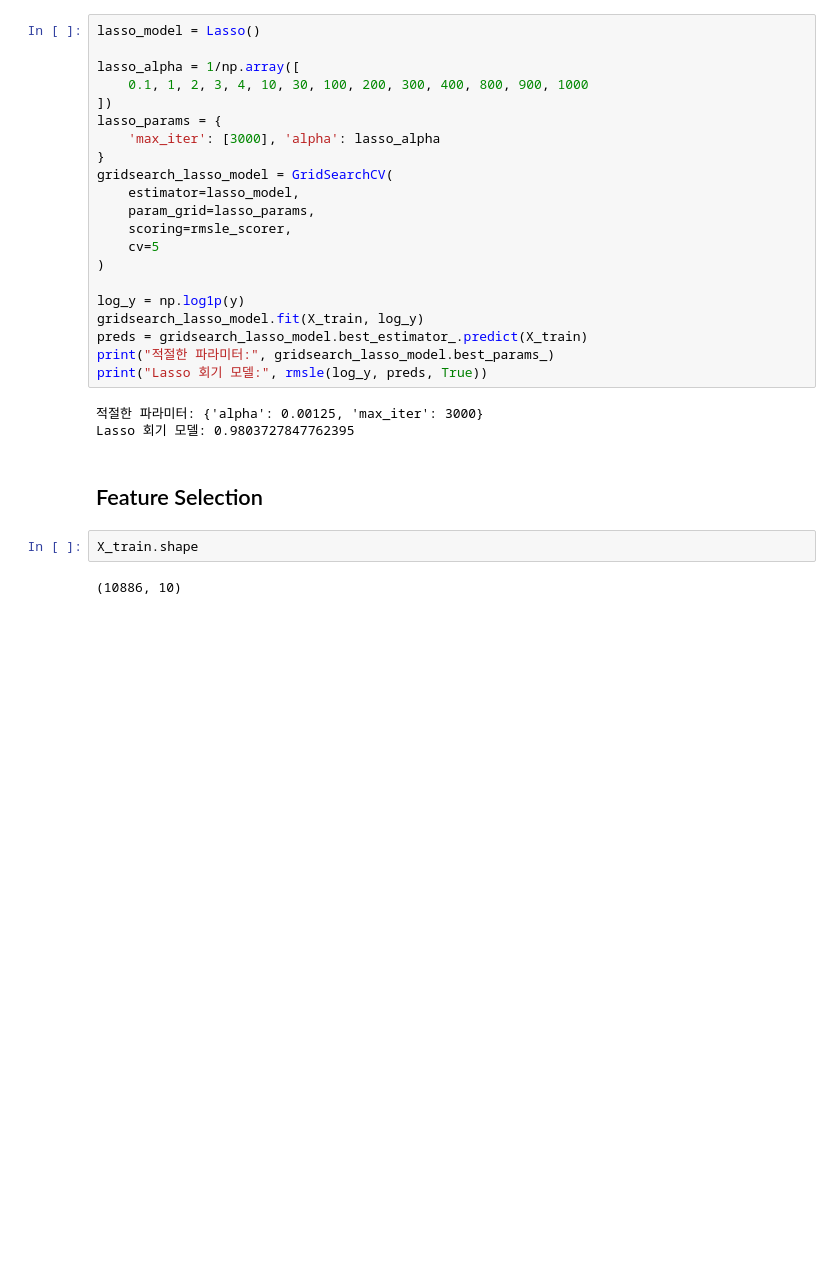
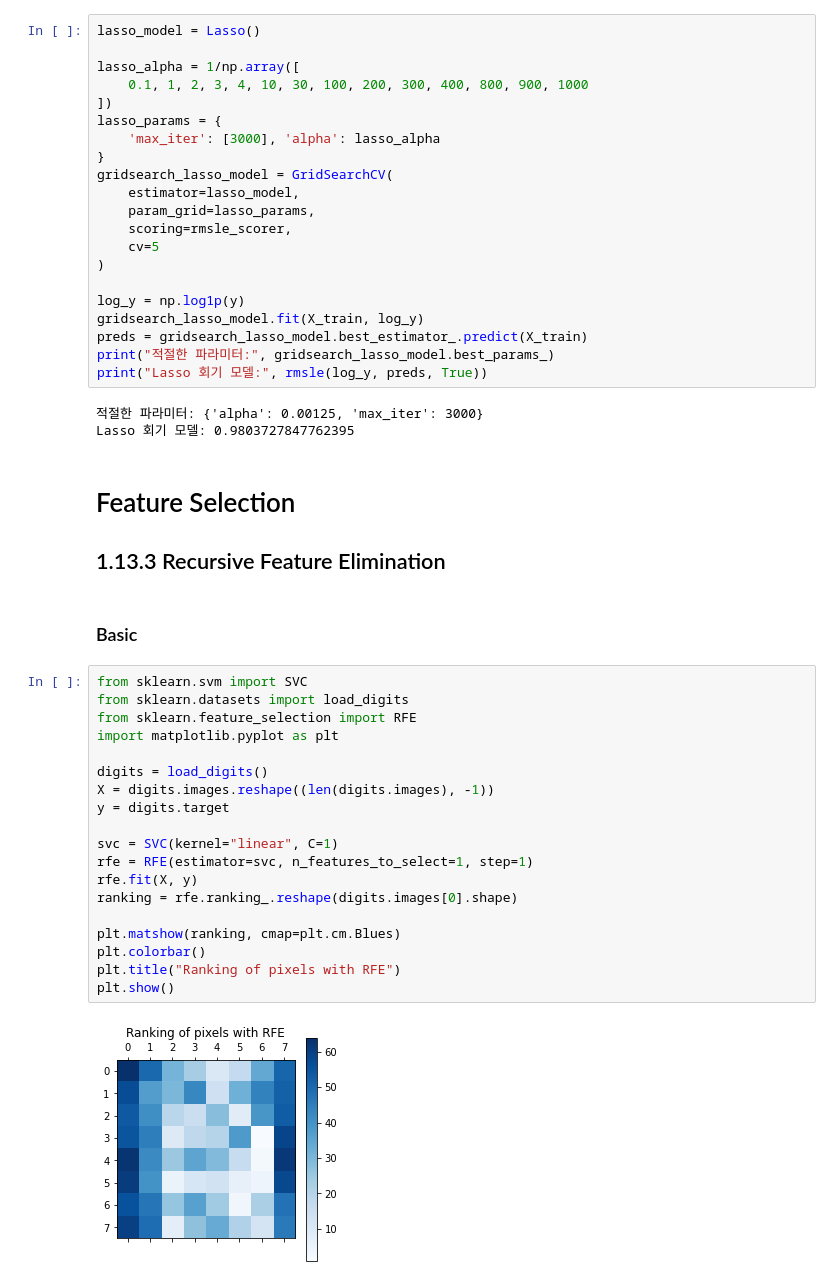
Before and after one commit to datacampic/ML, a Jupyter notebook: 김진성/Bike Sharing/Feature Selection & Linear Model.ipynb, the cells around one changed output. Drawn from its saved outputs; the diff is of its cells as text; blank space fills up the shorter version.

```diff
--- a/김진성/Bike Sharing/Feature Selection & Linear Model.ipynb
+++ b/김진성/Bike Sharing/Feature Selection & Linear Model.ipynb
@@ -153,8 +153,28 @@ print("Lasso 회기 모델:", rmsle(log_y, preds, True))
 적절한 파라미터: {'alpha': 0.00125, 'max_iter': 3000}
 Lasso 회기 모델: 0.9803727847762395
 # %% [markdown]
-## Feature Selection
+# Feature Selection
+## 1.13.3 Recursive Feature Elimination
-# %%
-X_train.shape
-# %% [output]
-(10886, 10)
+# %% [markdown]
+### Basic
+# %%
+from sklearn.svm import SVC
+from sklearn.datasets import load_digits
+from sklearn.feature_selection import RFE
+import matplotlib.pyplot as plt
+
+digits = load_digits()
+X = digits.images.reshape((len(digits.images), -1))
+y = digits.target
+
+svc = SVC(kernel="linear", C=1)
+rfe = RFE(estimator=svc, n_features_to_select=1, step=1)
+rfe.fit(X, y)
+ranking = rfe.ranking_.reshape(digits.images[0].shape)
+
+plt.matshow(ranking, cmap=plt.cm.Blues)
+plt.colorbar()
+plt.title("Ranking of pixels with RFE")
+plt.show()
+# %% [output]
+[figure, added]
```
Also changed, not shown: parts of 24 cells of this notebook.
